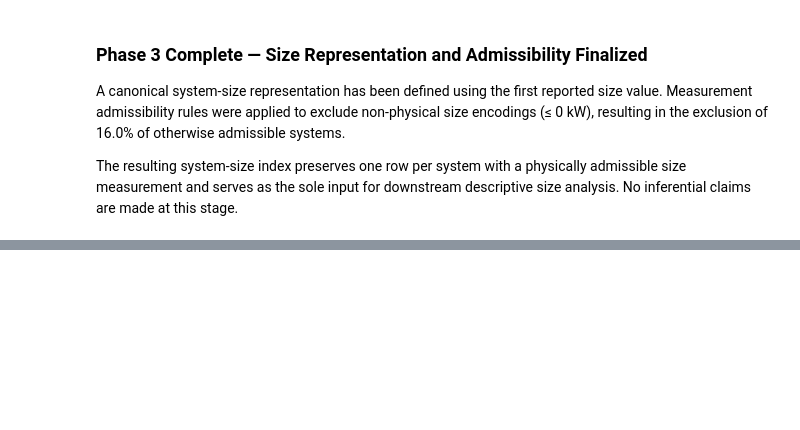
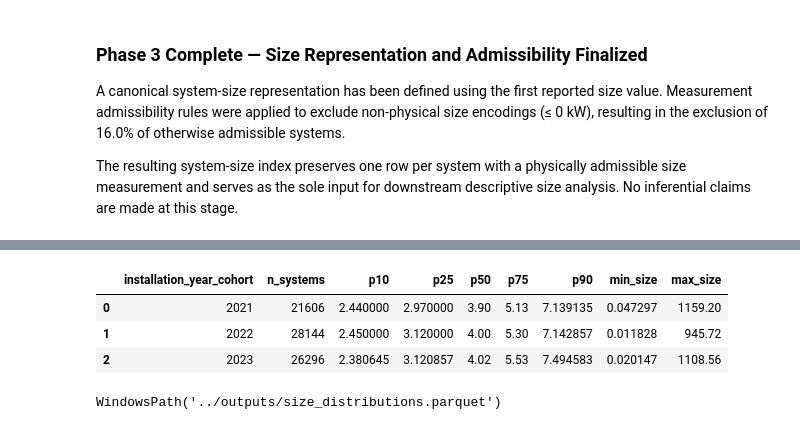
Before and after one commit to AsmaaELBorki/02_tts_baselines, a Jupyter notebook: notebooks/02_system_size_descriptives_and_reference_distributions.ipynb, the cells around one changed output, grey strips where cells are left out. Cells and saved outputs as stored; diff of their text form; code cells hidden in the pictures; blank space fills up the shorter version.

Commit message:
Complete system-level descriptives and baselines (Repo 2)

```diff
--- a/notebooks/02_system_size_descriptives_and_reference_distributions.ipynb
+++ b/notebooks/02_system_size_descriptives_and_reference_distributions.ipynb
@@ -443,0 +625,13 @@ stage.
+# %%
+# Load infrastructure artifacts
+df_size = pd.read_parquet("../outputs/system_size_index.parquet")
+df_time = pd.read_parquet("../outputs/system_temporal_index.parquet")
+
+# Assemble analysis table
+df_analysis = df_size.merge(
+    df_time,
+    on="tts_link_id",
+    how="inner"
+)
+
+df_analysis.shape
@@ -443,0 +650,32 @@ stage.
+# %%
+# Compute size distributions by installation-year cohort
+size_distributions = (
+    df_analysis
+    .groupby("installation_year_cohort")["system_size_kw"]
+    .agg(
+        n_systems="count",
+        p10=lambda x: x.quantile(0.10),
+        p25=lambda x: x.quantile(0.25),
+        p50=lambda x: x.quantile(0.50),
+        p75=lambda x: x.quantile(0.75),
+        p90=lambda x: x.quantile(0.90),
+        min_size="min",
+        max_size="max"
+    )
+    .reset_index()
+)
+
+size_distributions
+# %% [output]
+|  | installation_year_cohort | n_systems | p10 | p25 | p50 | p75 | p90 | min_size | max_size |
+| 0 | 2021 | 21606 | 2.440000 | 2.970000 | 3.90 | 5.13 | 7.139135 | 0.047297 | 1159.20 |
+| 1 | 2022 | 28144 | 2.450000 | 3.120000 | 4.00 | 5.30 | 7.142857 | 0.011828 | 945.72 |
+| 2 | 2023 | 26296 | 2.380645 | 3.120857 | 4.02 | 5.53 | 7.494583 | 0.020147 | 1108.56 |
+# %%
+SIZE_DISTRIBUTIONS_PATH = Path("../outputs/size_distributions.parquet")
+
+size_distributions.to_parquet(SIZE_DISTRIBUTIONS_PATH, index=False)
+
+SIZE_DISTRIBUTIONS_PATH
+# %% [output]
+WindowsPath('../outputs/size_distributions.parquet')
```
Also changed, not shown: parts of 31 cells of this notebook, 4 other files.
